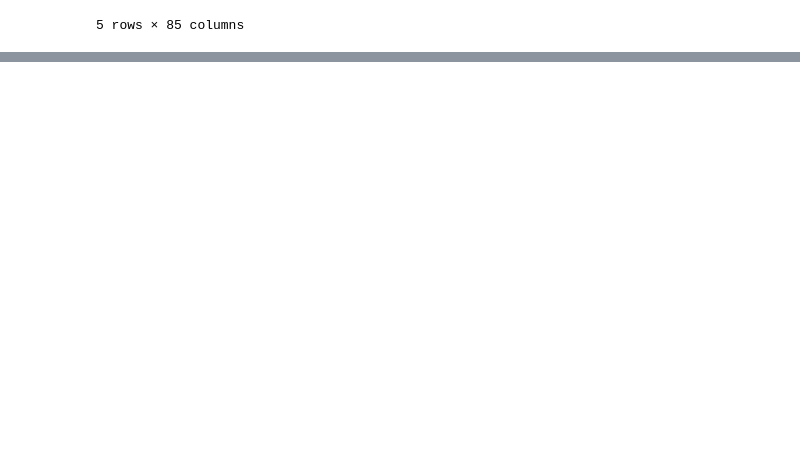
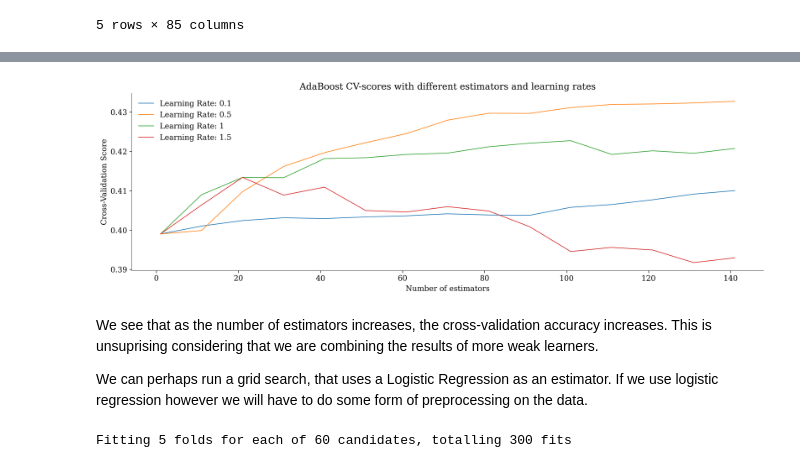
Before and after one commit to EdwinJaico-Berg/Capstone-Project, a Jupyter notebook: 3.4 Ensemble Methods.ipynb, the cells around one changed output, grey strips where cells are left out. Cells and saved outputs as stored; diff of their text form; code cells hidden in the pictures; blank space fills up the shorter version.

```diff
--- a/3.4 Ensemble Methods.ipynb
+++ b/3.4 Ensemble Methods.ipynb
@@ -70,0 +117,16 @@ plt.show()
+# %%
+plt.figure(figsize=(15, 5))
+plt.title('AdaBoost CV-scores with different estimators and learning rates')
+for learning_rate in learning_rate_range:
+    data = results[results['learning_rate'] == learning_rate]
+    sns.lineplot(x='n_estimators', y='cv_score', data=data, label=f'Learning Rate: {learning_rate}')
+plt.xlabel('Number of estimators')
+plt.ylabel('Cross-Validation Score')
+plt.legend()
+plt.show()
+# %% [output]
+[figure, added]
+# %% [markdown]
+We see that as the number of estimators increases, the cross-validation accuracy increases. This is unsuprising considering that we are combining the results of more weak learners.
+
+We can perhaps run a grid search, that uses a Logistic Regression as an estimator. If we use logistic regression however we will have to do some form of preprocessing on the data.
@@ -70,0 +141,20 @@ plt.show()
+# %%
+from tempfile import mkdtemp
+from sklearn.linear_model import LogisticRegression
+from sklearn.pipeline import Pipeline
+from sklearn.model_selection import GridSearchCV
+
+cachedir = mkdtemp()
+
+estimators = [('normalise', col_transformer),
+              ('model', AdaBoostClassifier(base_estimator=LogisticRegression()))]
+
+pipe = Pipeline(estimators, memory=cachedir)
+
+params = [{'model__n_estimators': n_est_range,
+           'model__learning_rate': learning_rate_range}]
+
+grid = GridSearchCV(pipe, param_grid=params, cv=5, verbose=1)
+fittedgrid = grid.fit(X_rem, y_rem)
+# %% [output]
+Fitting 5 folds for each of 60 candidates, totalling 300 fits
```
Also changed, not shown: parts of 16 cells of this notebook, 7 other files.
